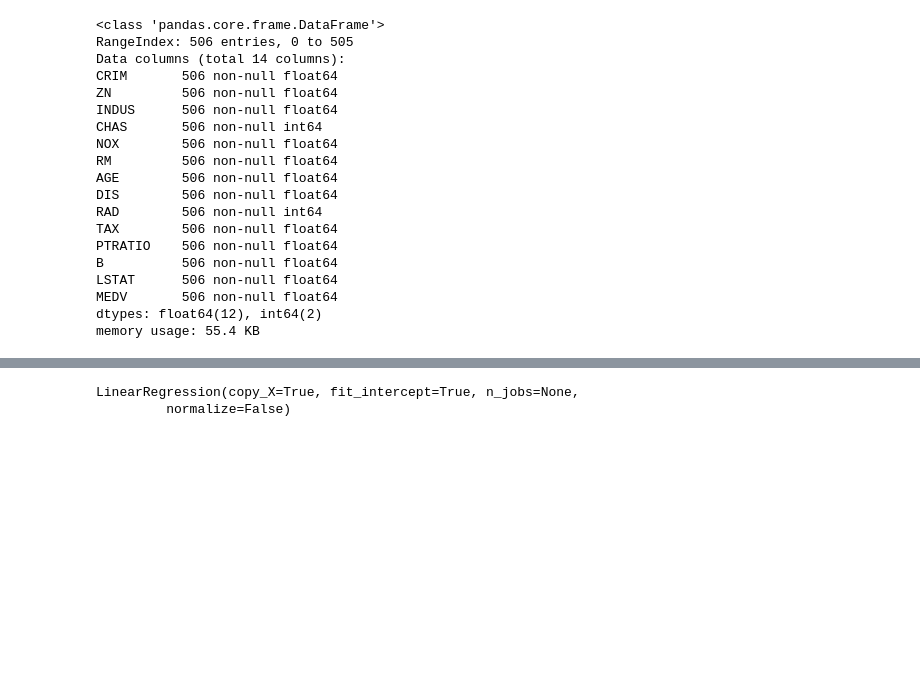
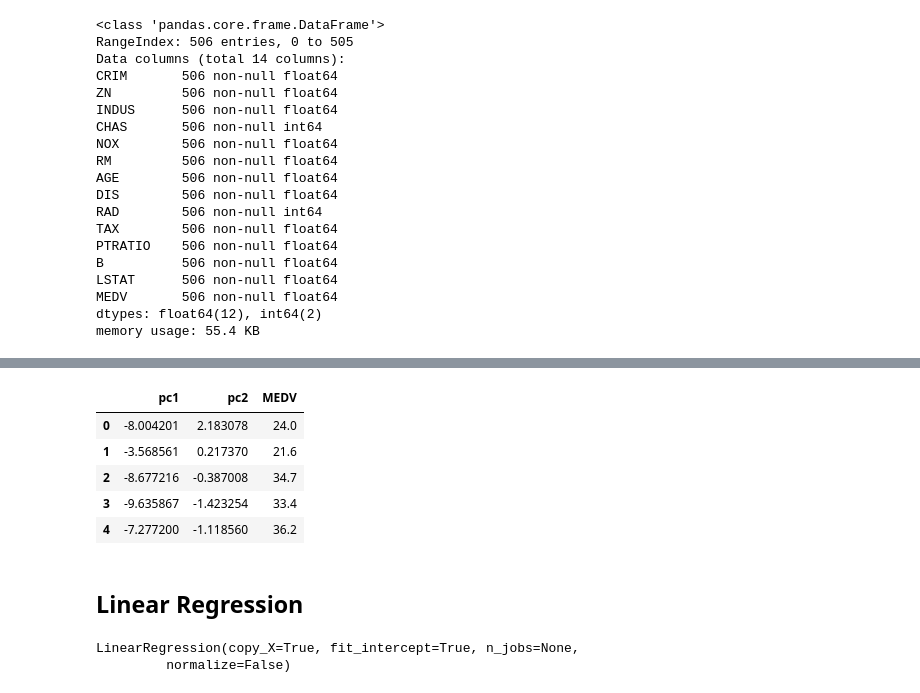
Before and after one commit to abbiyanaila/bostonhousing.sklearn, a Jupyter notebook: notebook/bostonhousing.ipynb, the cells around one changed output, grey strips where cells are left out. Cells and saved outputs as stored; diff of their text form; code cells hidden in the pictures; blank space fills up the shorter version.

```diff
--- a/notebook/bostonhousing.ipynb
+++ b/notebook/bostonhousing.ipynb
@@ -122,0 +127,7 @@ X_train,X_test,y_train,y_test = train_test_split(X,y,test_size = 0.3,random_stat
+# %%
+from sklearn.decomposition import PCA, LatentDirichletAllocation as LDA
+
+pca = PCA(n_components=2, random_state=5)
+principalComponents = pca.fit_transform(X)
+principalDF = pd.DataFrame(data = principalComponents, columns=['pc1', 'pc2'])
+principalDF.head()
@@ -122,0 +141,10 @@ X_train,X_test,y_train,y_test = train_test_split(X,y,test_size = 0.3,random_stat
+# %%
+finalDF = pd.concat([principalDF, df[['MEDV']]], axis=1)
+finalDF.head()
+# %% [output]
+|  | pc1 | pc2 | MEDV |
+| 0 | -8.004201 | 2.183078 | 24.0 |
+| 1 | -3.568561 | 0.217370 | 21.6 |
+| 2 | -8.677216 | -0.387008 | 34.7 |
+| 3 | -9.635867 | -1.423254 | 33.4 |
+| 4 | -7.277200 | -1.118560 | 36.2 |
@@ -123,3 +167,5 @@ X_train,X_test,y_train,y_test = train_test_split(X,y,test_size = 0.3,random_stat
+# %% [markdown]
+## Linear Regression
 # %%
 model = LinearRegression()
 # %%
```
Also changed, not shown: parts of 20 cells of this notebook.
